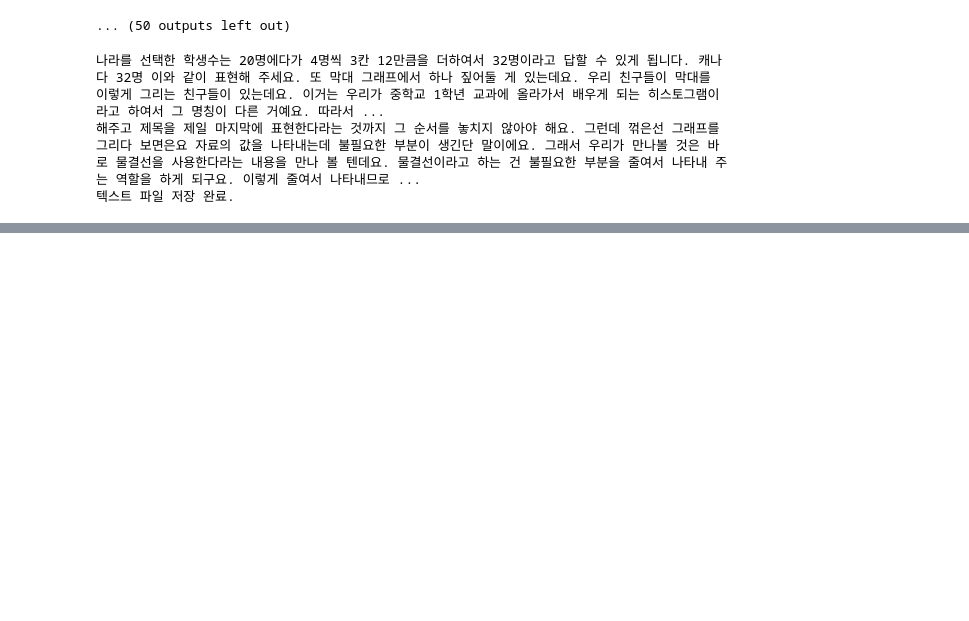
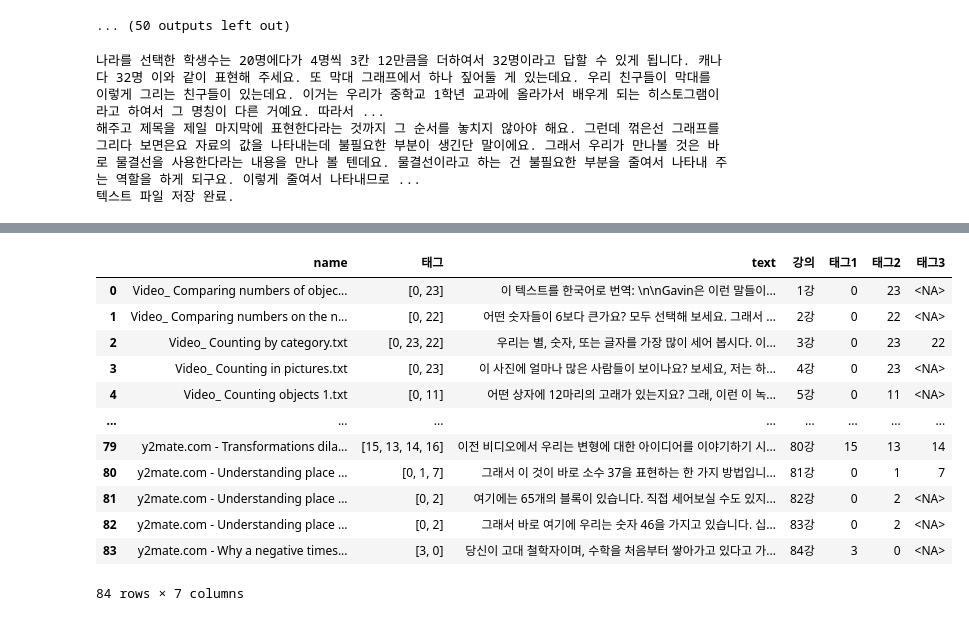
Before and after one commit to oxorudo/Chunjae_Bigdata_9th, a Jupyter notebook: 9.4~9.23/STT_summary_project/lecture_summary_kor.ipynb, the cells around one changed output, grey strips where cells are left out. Cells and saved outputs as stored; diff of their text form; code cells hidden in the pictures; blank space fills up the shorter version.

```diff
--- a/9.4~9.23/STT_summary_project/lecture_summary_kor.ipynb
+++ b/9.4~9.23/STT_summary_project/lecture_summary_kor.ipynb
@@ -390,0 +654,2 @@ print(final_transcription1 + final_transcription2)
+# %%
+df2 = pd.read_csv("./khan_df.csv")
@@ -390,0 +672,6 @@ print(final_transcription1 + final_transcription2)
+# %%
+# Add '강' suffix to the '강의' column
+df2["강의"] = df2["강의"].astype(str) + "강"
+
+# Check the dataframe to confirm the modification
+df2.head()
@@ -390,0 +685,39 @@ print(final_transcription1 + final_transcription2)
+# %%
+# '태그' 열이 리스트 형태인지 확인하고 필요하다면 리스트로 변환
+def ensure_list(tags_str):
+    if isinstance(tags_str, str):
+        tags_str = eval(tags_str)
+    return tags_str
+
+
+df2["태그"] = df2["태그"].apply(ensure_list)
+
+# 각각의 태그를 새로운 열에 할당
+df2["태그1"] = df2["태그"].apply(lambda x: x[0] if len(x) > 0 else None)
+df2["태그2"] = df2["태그"].apply(lambda x: x[1] if len(x) > 1 else None)
+df2["태그3"] = df2["태그"].apply(lambda x: x[2] if len(x) > 2 else None)
+
+# 태그 열을 정수형으로 변환
+df2["태그1"] = df2["태그1"].astype(pd.Int64Dtype())
+df2["태그2"] = df2["태그2"].astype(pd.Int64Dtype())
+df2["태그3"] = df2["태그3"].astype(pd.Int64Dtype())
+
+df2
+
+df2.to_csv("./df_khan.csv", index=False)
+
+df2
+# %% [output]
+|  | name | 태그 | text | 강의 | 태그1 | 태그2 | 태그3 |
+| 0 | Video_ Comparing numbers of objec... | [0, 23] | 이 텍스트를 한국어로 번역: \n\nGavin은 이런 말들이... | 1강 | 0 | 23 | <NA> |
+| 1 | Video_ Comparing numbers on the n... | [0, 22] | 어떤 숫자들이 6보다 큰가요? 모두 선택해 보세요. 그래서 ... | 2강 | 0 | 22 | <NA> |
+| 2 | Video_ Counting by category.txt | [0, 23, 22] | 우리는 별, 숫자, 또는 글자를 가장 많이 세어 봅시다. 이... | 3강 | 0 | 23 | 22 |
+| 3 | Video_ Counting in pictures.txt | [0, 23] | 이 사진에 얼마나 많은 사람들이 보이나요? 보세요, 저는 하... | 4강 | 0 | 23 | <NA> |
+| 4 | Video_ Counting objects 1.txt | [0, 11] | 어떤 상자에 12마리의 고래가 있는지요? 그래, 이런 이 녹... | 5강 | 0 | 11 | <NA> |
+| ... | ... | ... | ... | ... | ... | ... | ... |
+| 79 | y2mate.com - Transformations dila... | [15, 13, 14, 16] | 이전 비디오에서 우리는 변형에 대한 아이디어를 이야기하기 시... | 80강 | 15 | 13 | 14 |
+| 80 | y2mate.com - Understanding place ... | [0, 1, 7] | 그래서 이 것이 바로 소수 37을 표현하는 한 가지 방법입니... | 81강 | 0 | 1 | 7 |
+| 81 | y2mate.com - Understanding place ... | [0, 2] | 여기에는 65개의 블록이 있습니다. 직접 세어보실 수도 있지... | 82강 | 0 | 2 | <NA> |
+| 82 | y2mate.com - Understanding place ... | [0, 2] | 그래서 바로 여기에 우리는 숫자 46을 가지고 있습니다. 십... | 83강 | 0 | 2 | <NA> |
+| 83 | y2mate.com - Why a negative times... | [3, 0] | 당신이 고대 철학자이며, 수학을 처음부터 쌓아가고 있다고 가... | 84강 | 3 | 0 | <NA> |
+84 rows × 7 columns
```
Also changed, not shown: parts of 18 cells of this notebook, 8 other files.
